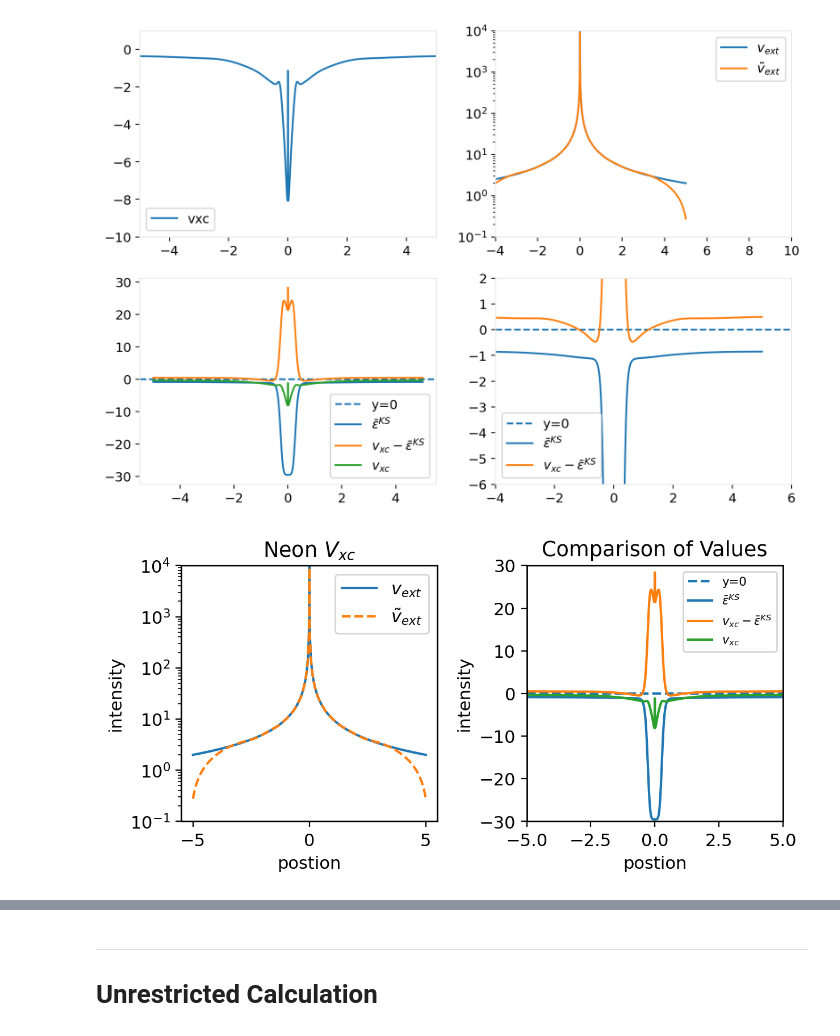
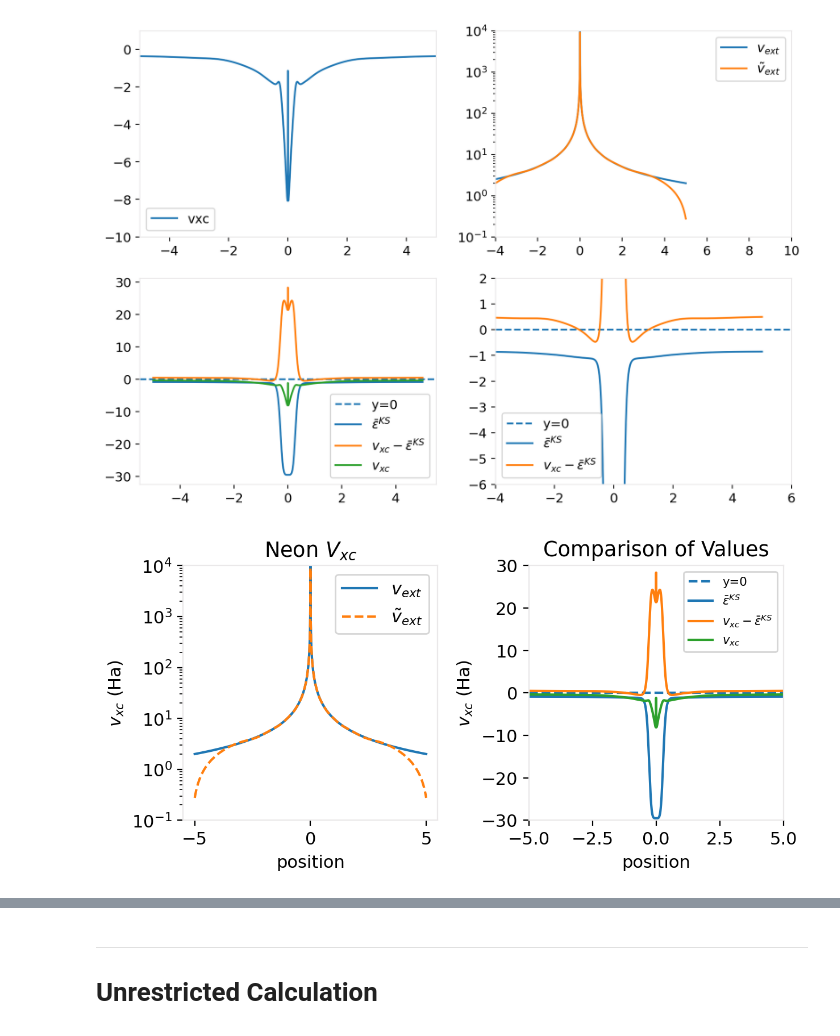
Before and after one commit to Anthony904175/Thermal_Inversions, a Jupyter notebook: Inverter/Methods_Psi4/Ou_Carter/Neon_Res_and_Unres_Ou-Carter.ipynb, the cells around one changed output, grey strips where cells are left out. Cells and saved outputs as stored; diff of their text form; code cells hidden in the pictures.

Commit message:
Corrected the titles on plots for poster

```diff
--- a/Inverter/Methods_Psi4/Ou_Carter/Neon_Res_and_Unres_Ou-Carter.ipynb
+++ b/Inverter/Methods_Psi4/Ou_Carter/Neon_Res_and_Unres_Ou-Carter.ipynb
@@ -149,38 +148,38 @@ fig, ax = plt.subplots(1, 2, dpi=200)
 #---------------> Data
 ax[0].plot(x, -vext, label="$v_{ext}$")
 ax[0].plot(x, -vext_eff,ls='--', label="$\\tilde{v}_{ext}$")
 ax[1].axhline(y=0, ls='--', label='y=0')
 ax[1].plot(x, v[1], label='$\\bar{\\epsilon}^{KS}$')
 ax[1].plot(x, -v[2]-v[4]-v[3]-v[5], label="$v_{xc} - \\bar{\\epsilon}^{KS}$")
 ax[1].plot(x, v[0], label="$v_{xc}$")
 #---------------> Formatting
 #-------> Labels
-ax[0].set_xlabel('postion')
-ax[0].set_ylabel('intensity')
+ax[0].set_xlabel('position')
+ax[0].set_ylabel('$v_{xc}$ (Ha)')
 ax[0].legend()
-ax[1].set_xlabel('postion')
-ax[1].set_ylabel('intensity')
+ax[1].set_xlabel('position')
+ax[1].set_ylabel('$v_{xc}$ (Ha)')
 ax[1].legend(loc='best', fontsize='x-small')
 
 #-------> Titles
 ax[0].title.set_text('Neon $V_{xc}$')
 ax[1].title.set_text('Comparison of Values')
 
 #-------> Sizing
 ax[0].set_xlim(-5.5, 5.5)
 ax[0].set_ylim(1e-1, 1e4)
 ax[0].set_yscale('log')
 ax[1].set_xlim(-5,5)
 ax[1].set_ylim(-30, 30)
 ax[0].set_box_aspect(1)
 ax[1].set_box_aspect(1)
 fig.tight_layout()
 #-------> Borders ## Have to run cell twice for this to work no idea why -- AO
 plt.rcParams["axes.edgecolor"] = "black"
 plt.rcParams["axes.linewidth"] = 1.00
 #fig.suptitle("Neon atom Vxc")
 # %% [output]
-[figure, old version]
+[figure, new version]
 # %%
 #---------------> Plot
 fig, ax = plt.subplots(1,1, dpi=100)
```
Also changed, not shown: parts of 8 cells of this notebook, 11 other files.
